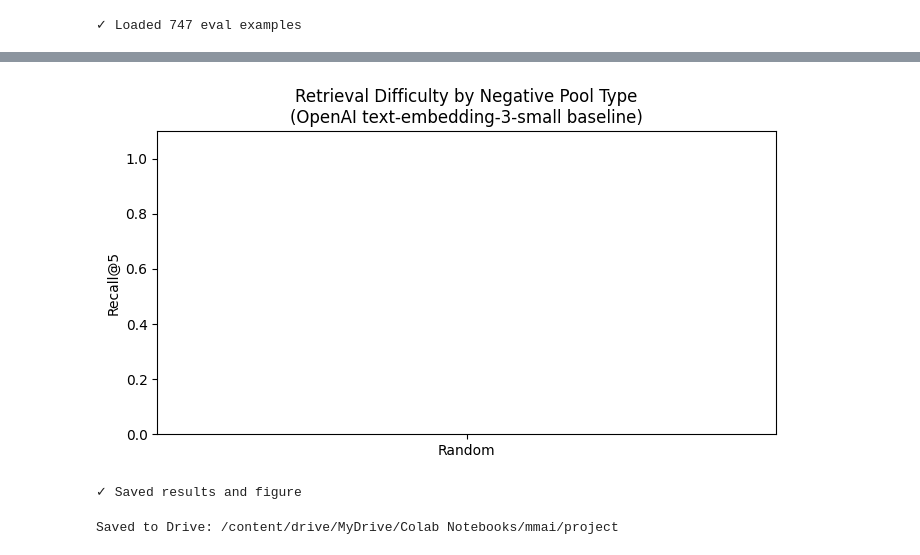
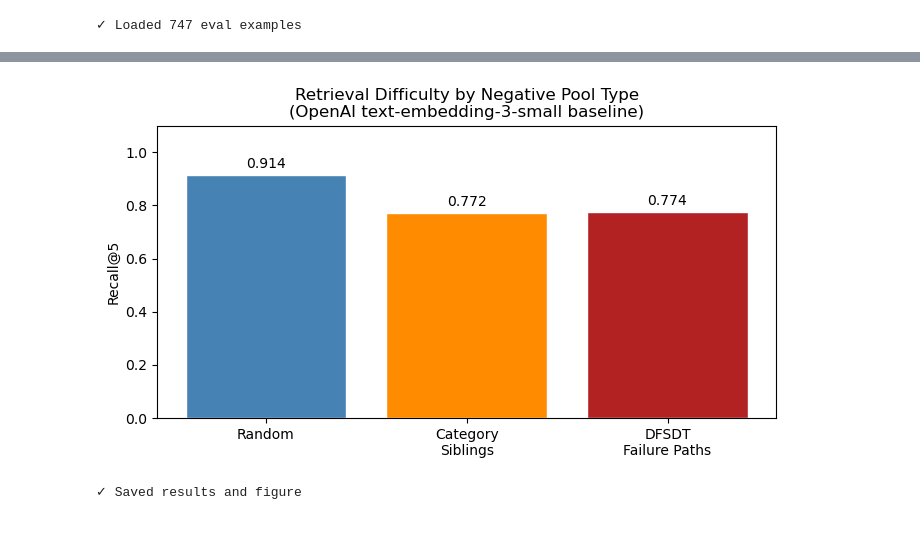
Before and after one commit to michaelyserrano/mmai, a Jupyter notebook: project/notebooks/03_hard_negative_eval.ipynb, the cells around one changed output, grey strips where cells are left out. Saved outputs shown, nothing was run; the diff lists cells and outputs as text; code cells hidden in the pictures.

```diff
--- a/project/notebooks/03_hard_negative_eval.ipynb
+++ b/project/notebooks/03_hard_negative_eval.ipynb
@@ -69,20 +34,19 @@ from models.embeddings import get_embeddings
 from retrieval.retriever import build_faiss_index, retrieve_top_k
 from evaluation.metrics import recall_at_k, mean_reciprocal_rank
 
-corpus = load_api_corpus(Path(TOOLBENCH_DIR) / "toolenv" / "tools")
-lookup = {a["action_name"]: a for a in corpus}
-corpus_matrix = np.load("project/corpus_embeddings.npy")
-with open("project/api_names.json") as f:
+corpus = load_api_corpus(TOOLBENCH_DIR / "toolenv" / "tools")
+lookup = build_api_lookup(corpus)
+corpus_matrix = np.load(PROJECT_DIR / "corpus_embeddings.npy")
+with open(PROJECT_DIR / "api_names.json") as f:
     api_names = json.load(f)
 name_to_idx = {name: i for i, name in enumerate(api_names)}
-# api_names contains action_names (e.g. racecards_for_greyhound_racing_uk)
 
 evals = load_eval_examples(TOOLBENCH_DIR / "toolllama_G123_dfs_eval.json")
 with open(TOOLBENCH_DIR / "toolllama_G123_dfs_eval.json") as f:
     raw_evals = json.load(f)
 
 query_embeddings = get_embeddings([e["user_query"] for e in evals])
-print(f"\u2713 Loaded {len(evals)} eval examples")
+print(f"✓ Loaded {len(evals)} eval examples")
 # %% [output]
 ✓ Loaded 747 eval examples
 # %%
@@ -117,7 +81,7 @@ def evaluate_with_negatives(evals, raw_evals, query_embeddings, corpus_matrix,
             raise ValueError(f"Unknown negative type: {negative_type}")
 
         # Build candidate pool: positives + negatives
-        candidate_names = gt_names + [a["name"] for a in negatives]
+        candidate_names = gt_names + [a["action_name"] for a in negatives]
         candidate_indices = [name_to_idx[n] for n in candidate_names if n in name_to_idx]
         if len(candidate_indices) < 2:
             continue
@@ -170,41 +134,29 @@ DFSDT Failure Paths            nan      nan      nan      nan
 # %%
 import matplotlib.pyplot as plt
 
 all_results = {
     "random": random_results,
     "sibling": sibling_results,
     "dfsdt": dfsdt_results,
 }
-with open("project/results_hard_negatives.json", "w") as f:
+with open(PROJECT_DIR / "results_hard_negatives.json", "w") as f:
     json.dump(all_results, f, indent=2)
 
 # Bar chart: Recall@5 across conditions
 labels = ["Random", "Category\nSiblings", "DFSDT\nFailure Paths"]
 r_at_5 = [random_results["recall@5"], sibling_results["recall@5"], dfsdt_results["recall@5"]]
 colors = ["steelblue", "darkorange", "firebrick"]
 
 fig, ax = plt.subplots(figsize=(7, 4))
 bars = ax.bar(labels, r_at_5, color=colors, edgecolor="white")
 ax.bar_label(bars, fmt="{:.3f}", padding=3)
 ax.set_ylabel("Recall@5")
 ax.set_title("Retrieval Difficulty by Negative Pool Type\n(OpenAI text-embedding-3-small baseline)")
 ax.set_ylim(0, 1.1)
 plt.tight_layout()
-plt.savefig("project/recall_at_5_ablation.png", dpi=150)
+plt.savefig(PROJECT_DIR / "recall_at_5_ablation.png", dpi=150)
 plt.show()
-print("\u2713 Saved results and figure")
+print("✓ Saved results and figure")
 # %% [output]
-[figure, old version]
+[figure, new version]
 ✓ Saved results and figure
-# %%
-import json, shutil
-from pathlib import Path
-all_results = {'random': random_results, 'sibling': sibling_results, 'dfsdt': dfsdt_results}
-with open('project/results_hard_negatives.json', 'w') as f:
-    json.dump(all_results, f, indent=2)
-drive_out = Path('/content/drive/MyDrive/Colab Notebooks/mmai/project')
-drive_out.mkdir(parents=True, exist_ok=True)
-shutil.copy('project/results_hard_negatives.json', drive_out / 'results_hard_negatives.json')
-print(f'Saved to Drive: {drive_out}')
-# %% [output]
-Saved to Drive: /content/drive/MyDrive/Colab Notebooks/mmai/project
```
Also changed, not shown: parts of 3 cells of this notebook, 9 other files.
